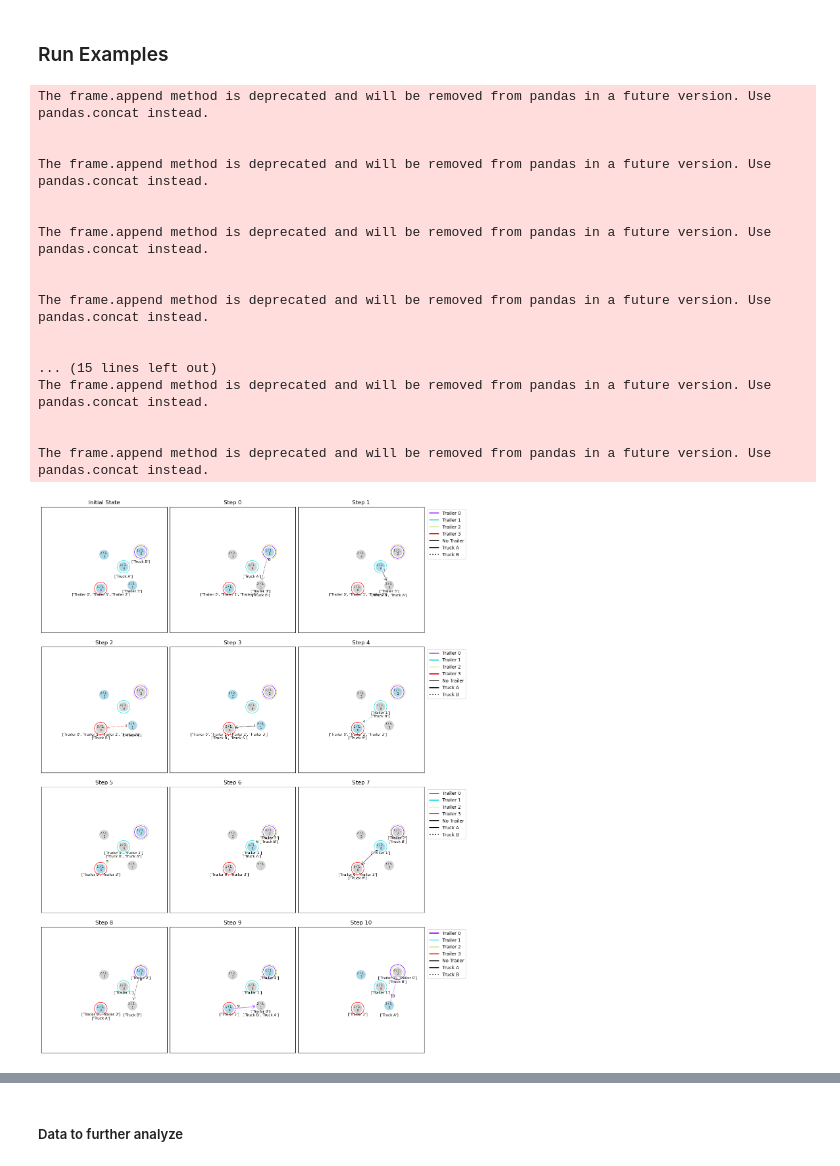
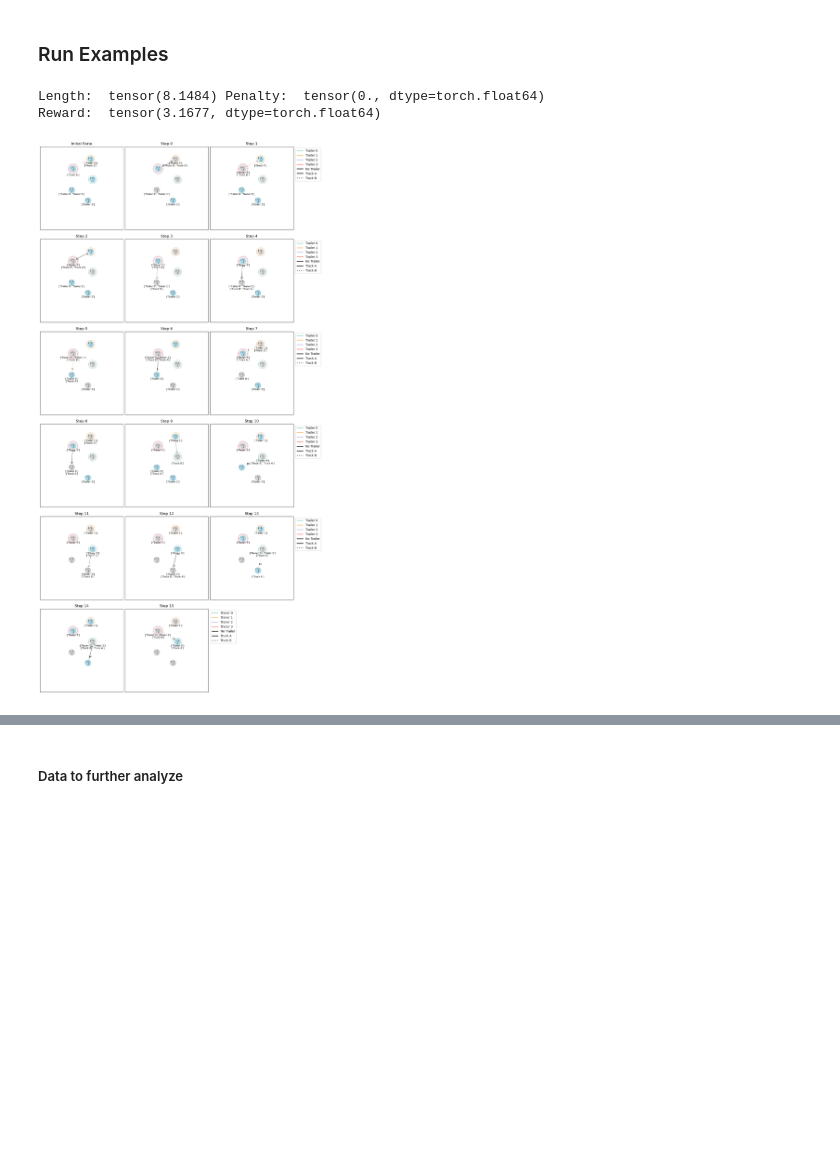
Before and after one commit to kfragkedaki/Master_Thesis, a Jupyter notebook: src/notebooks/plt_evrp.ipynb, the cells around one changed output, grey strips where cells are left out. Drawn from its saved outputs; the diff is of its cells as text; code cells hidden in the pictures; blank space fills up the shorter version.

Commit message:
save images and fix colours

```diff
--- a/src/notebooks/plt_evrp.ipynb
+++ b/src/notebooks/plt_evrp.ipynb
@@ -21,7 +21,10 @@ from src.problems import EVRP
 # model, _ = load_model('../../pretrained/evrp') # pretrained
 # model, _ = load_model('../../outputs/evrp_5/rollout_20230720T022239')
 # model, _ = load_model('../../outputs/evrp_5/rollout_20230720T132105') # model to compare with the other epochs 18
-model, _ = load_model('../../outputs/evrp_5/rollout_20230722T041549_50epochs') # model to compare with the other epochs 30 without extra costs
+# model, _ = load_model('../../outputs/evrp_5/rollout_20230725T213940') # model to compare with the other epochs 30 without extra costs
+# model, _ = load_model('../../outputs/evrp_5/rollout_20230803T184242') # changed cost function model to compare
+model, _ = load_model('../../outputs/evrp_5/rollout_20230804T020006/epoch-14.pt') # changed cost function model to compare (normal reward func)
+# model, _ = load_model('../../outputs/evrp_5/rollout_20230804T110440') # changed cost function model to compare (normal reward func) / NAdam
 
 model.eval()  # Put in evaluation mode to not track gradients
 # %% [output]
@@ -82,7 +85,7 @@ model.eval()
 model.set_decode_type('greedy')
 
 with torch.no_grad():
-    length, _, edges, decision = model(batch_random[0].copy(), batch_random[1].copy(), return_pi=True)
+    cost, length, reward, penalty, _, edges, decision = model(batch_random[0].copy(), batch_random[1].copy(), return_pi=True)
 
 edges_random=edges.permute(1,2,0)
 decision_random=decision.permute(0, 2, 1)
@@ -92,59 +95,45 @@ for i, graph in enumerate(batch_random[1]):
 
     cols = 3
     rows = math.ceil(edge_count / cols)
+
     fig, axs = plt.subplots(rows, cols, figsize=(15, rows * 5.5))  # Adjusted figure size
     plt.subplots_adjust(wspace=0.02, hspace=0.02)
 
     # Flatten axs to easily iterate over it
     axs = axs.ravel()
 
     graph.draw(ax=axs[0], with_labels=False)
     axs[0].set_title("Initial State")
     axs[0].set_xlim([-0.7, 1.3])
     axs[0].set_ylim([-0.7, 1.3])
     axs[0].set_aspect('equal')
 
     col = 1
     for edge, d in zip(edges_random[i], decision_random[i]):
 
         graph.clear()
-        edge = graph.visit_edges([edge])
-        graph.update_attributes(edge[0])
+        graph.visit_edges([edge])
         graph.draw(ax=axs[col], with_labels=True)
         axs[col].set_title(f"Step {col-1}")
         axs[col].set_xlim([-0.7, 1.3])
         axs[col].set_ylim([-0.7, 1.3])
         axs[col].set_aspect('equal')
 
         col += 1
 
     data_edges = edges_random[i].numpy().astype(int)
     plot_timeline(data_edges)
 
 # Hide empty subplots
 for j in range(col, len(axs)):
     axs[j].axis('off')
 
 plt.show()
+plt.close()
 # %% [output]
-The frame.append method is deprecated and will be removed from pandas in a future version. Use pandas.concat instead.
-
-
-The frame.append method is deprecated and will be removed from pandas in a future version. Use pandas.concat instead.
-
-
-The frame.append method is deprecated and will be removed from pandas in a future version. Use pandas.concat instead.
-
-
-The frame.append method is deprecated and will be removed from pandas in a future version. Use pandas.concat instead.
-
-
-... (15 lines left out)
-The frame.append method is deprecated and will be removed from pandas in a future version. Use pandas.concat instead.
-
-
-The frame.append method is deprecated and will be removed from pandas in a future version. Use pandas.concat instead.
+Length:  tensor(8.1484) Penalty:  tensor(0., dtype=torch.float64)
+Reward:  tensor(3.1677, dtype=torch.float64)
-[figure, old version]
+[figure, new version]
 # %%
 env = EVRP
 dataset = env.make_dataset(
```
Also changed, not shown: parts of 16 cells of this notebook, 1 other file.
